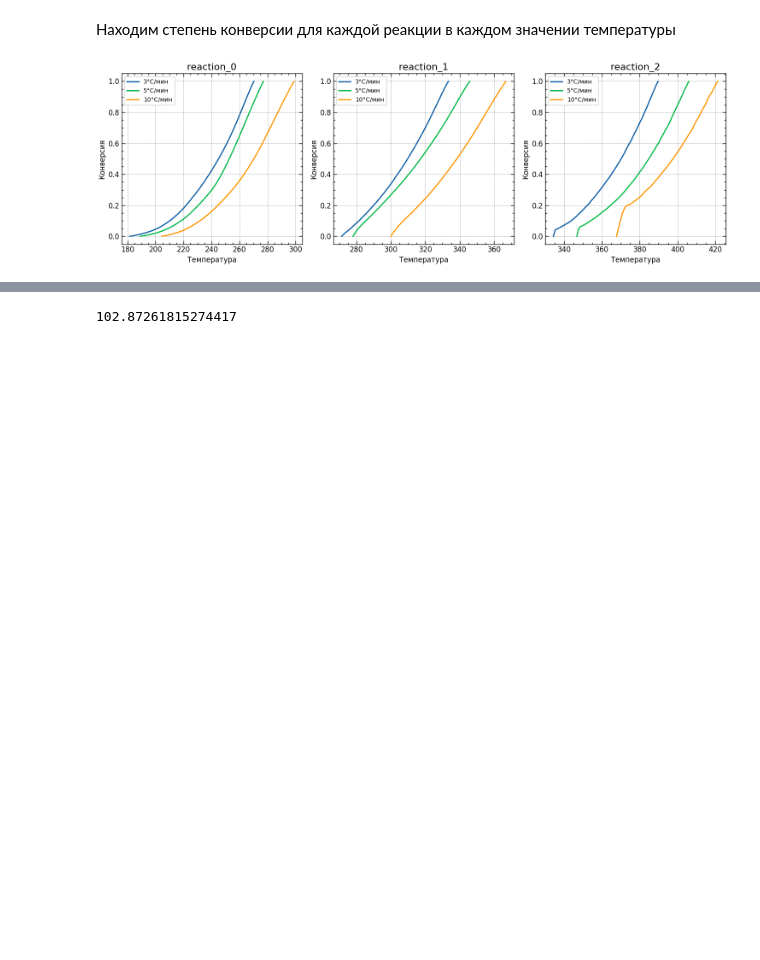
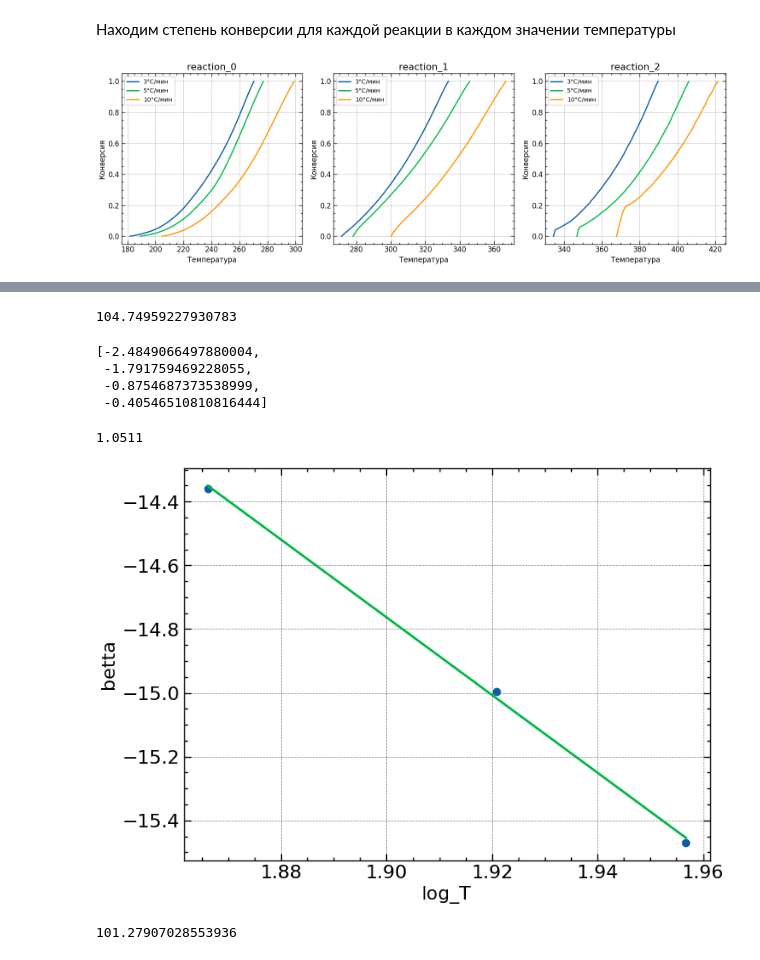
Before and after one commit to kdavjd/isoconversion_study_of_reaction_kinetics, a Jupyter notebook: isoconversion.ipynb, the cells around one changed output, grey strips where cells are left out. Saved outputs shown, nothing was run; the diff lists cells and outputs as text; code cells hidden in the pictures; blank space fills up the shorter version.

```diff
--- a/isoconversion.ipynb
+++ b/isoconversion.ipynb
@@ -266,4 +266,53 @@ plt.show()
 # %%
-coefficient[0] * 8.314462618 / -0.457
+coefficient[0] * 8.314462618 / -1.05
 # %% [output]
-102.87261815274417
+104.74959227930783
+# %%
+temps = [5, 10, 25, 40]
+temps = [temp/60 for temp in temps]
+log_templs = [np.log(temp) for temp in temps]
+log_templs
+# %% [output]
+[-2.4849066497880004,
+ -1.791759469228055,
+ -0.8754687373538999,
+ -0.40546510810816444]
+# %%
+0.457*2.3
+# %% [output]
+1.0511
+# %%
+betta = [
+    np.log(
+        int(rate)/60
+        /((df[df[f'reactions_{rate}'] == 'reaction_0'][f'conversion_{rate}'] - 0.4).abs().idxmin()
+          + 273.15)**2)
+         for rate in heating_rates]
+
+log_T = [
+    1000 / ((df[df[f'reactions_{rate}'] == 'reaction_0'][f'conversion_{rate}'] - 0.4).abs().idxmin() + 273.15)
+    for rate
+    in heating_rates]
+
+# betta = [0, 0.3, 0.6, 0.9, 1.2]
+# log_T = [3.1, 3.05, 2.99, 2.94, 2.89]
+
+coefficient = np.polyfit(log_T, betta, 1)
+
+plt.plot(log_T, betta, 'o', label='')
+
+
+x_values = np.linspace(np.min(log_T), np.max(log_T), 100)
+y_values = np.polyval(coefficient, x_values)
+plt.plot(x_values, y_values, label='')
+
+plt.xlabel('log_T')
+plt.ylabel('betta')
+
+plt.show()
+# %% [output]
+[figure, added]
+# %%
+-coefficient[0] * 8.314462618
+# %% [output]
+101.27907028553936
```
Also changed, not shown: parts of 1 cell of this notebook.
